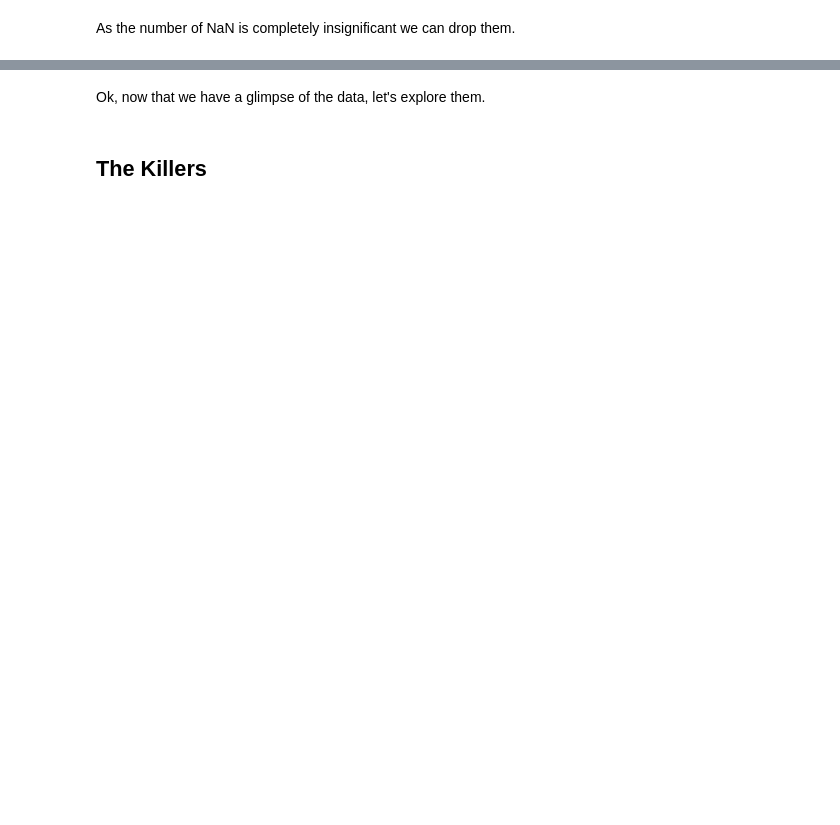
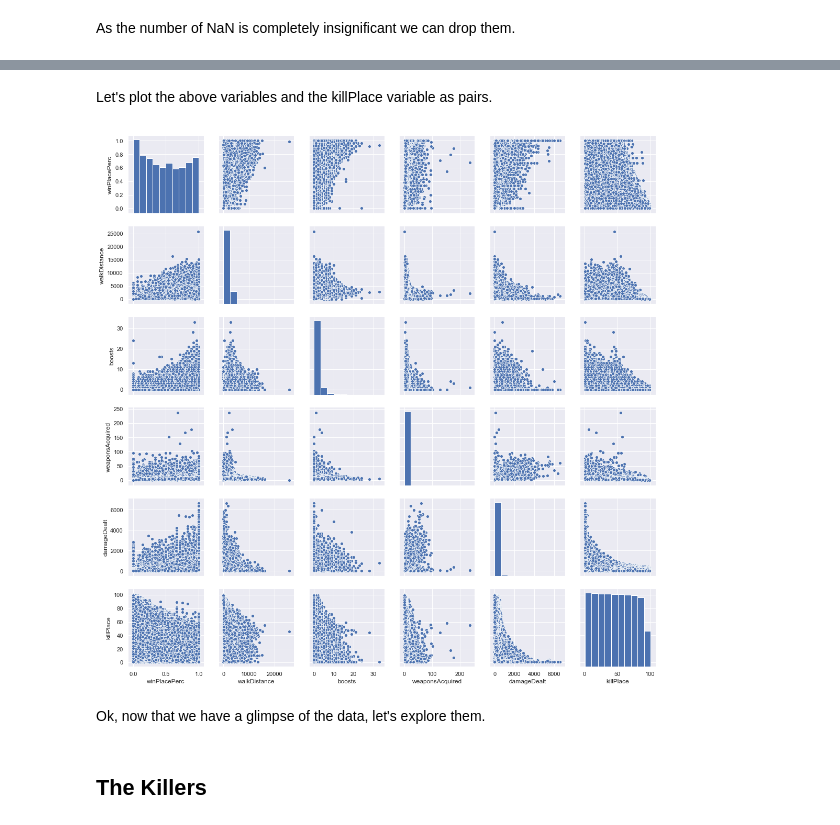
Before and after one commit to jamerico/pubg-data-sciece, a Jupyter notebook: Notebooks/data_visualization.ipynb, the cells around one changed output, grey strips where cells are left out. Cells and saved outputs as stored; diff of their text form; code cells hidden in the pictures; blank space fills up the shorter version.

```diff
--- a/Notebooks/data_visualization.ipynb
+++ b/Notebooks/data_visualization.ipynb
@@ -175,3 +207,12 @@ train.dropna(inplace=True)
+# %% [markdown]
+Let's plot the above variables and the killPlace variable as pairs.
+# %%
+sns.set()
+cols = ['winPlacePerc', 'walkDistance', 'boosts', 'weaponsAcquired', 'damageDealt', 'killPlace']
+sns.pairplot(df[cols], size = 2.5)
+plt.show()
+# %% [output]
+[figure, added]
 # %% [markdown]
 Ok, now that we have a glimpse of the data, let's explore them.
 # %% [markdown]
```
Also changed, not shown: parts of 15 cells of this notebook.
